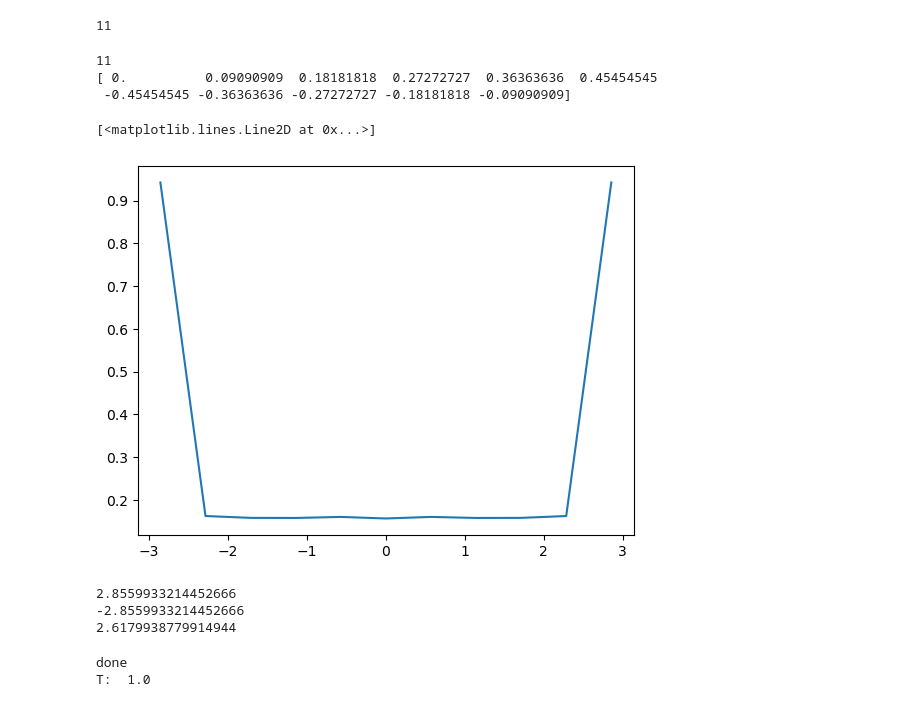
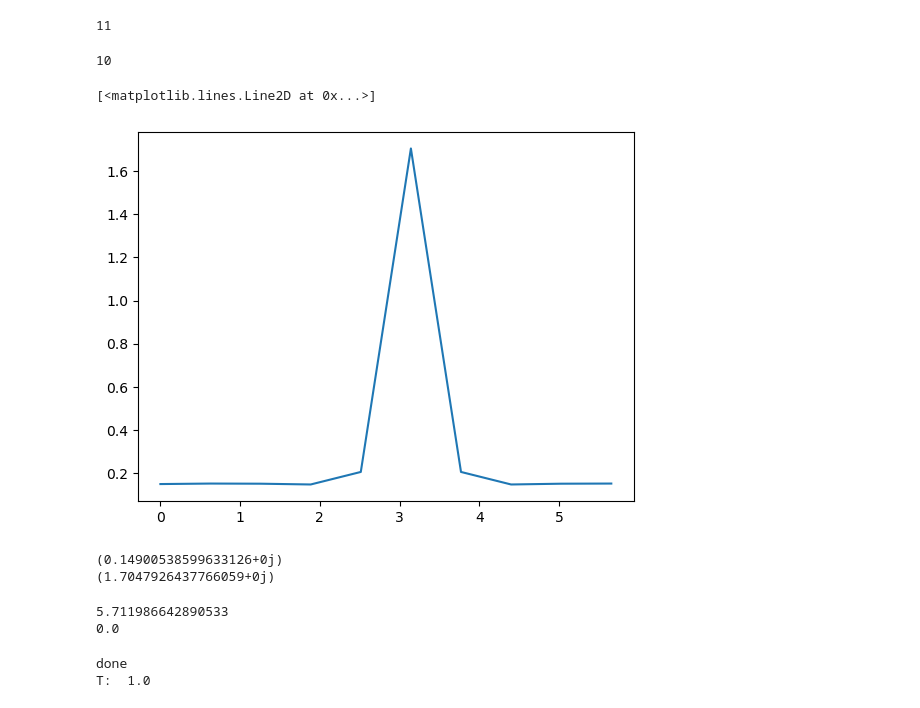
Before and after one commit to gconcheri/MasterThesis, a Jupyter notebook: fermionic_model_OBC.ipynb, the cells around one changed output. Saved outputs shown, nothing was run; the diff lists cells and outputs as text; code cells hidden in the pictures.

```diff
--- a/fermionic_model_OBC.ipynb
+++ b/fermionic_model_OBC.ipynb
@@ -315,22 +315,26 @@ print(len(exp_value))
 # %% [output]
 11
 # %%
-freqs, ft = FT.fourier_time(np.array(exp_value), 1)
+freqs, ft, ft_0, ft_pi = FT.fourier_time(np.array(exp_value[:-1]), 1)
 plt.plot(freqs, ft)
 # %% [output]
-11
-[ 0.          0.09090909  0.18181818  0.27272727  0.36363636  0.45454545
- -0.45454545 -0.36363636 -0.27272727 -0.18181818 -0.09090909]
+10
 [<matplotlib.lines.Line2D at 0x...>]
-[figure, old version]
+[figure, new version]
+# %%
+print(ft_0)
+print(ft_pi)
+print()
+# %% [output]
+(0.14900538599633126+0j)
+(1.7047926437766059+0j)
 # %%
 print(freqs[-1])
 print(freqs[0])
 print()
 # %% [output]
-2.8559933214452666
--2.8559933214452666
-2.6179938779914944
+5.711986642890533
+0.0
 # %%
 def plot_order_parameter(Npx, Npy, T_list, N_cycles):
     model = site.SitesOBC(Npx=Npx, Npy=Npy, index=None)
```
Also changed, not shown: parts of 3 cells of this notebook, 17 other files.
